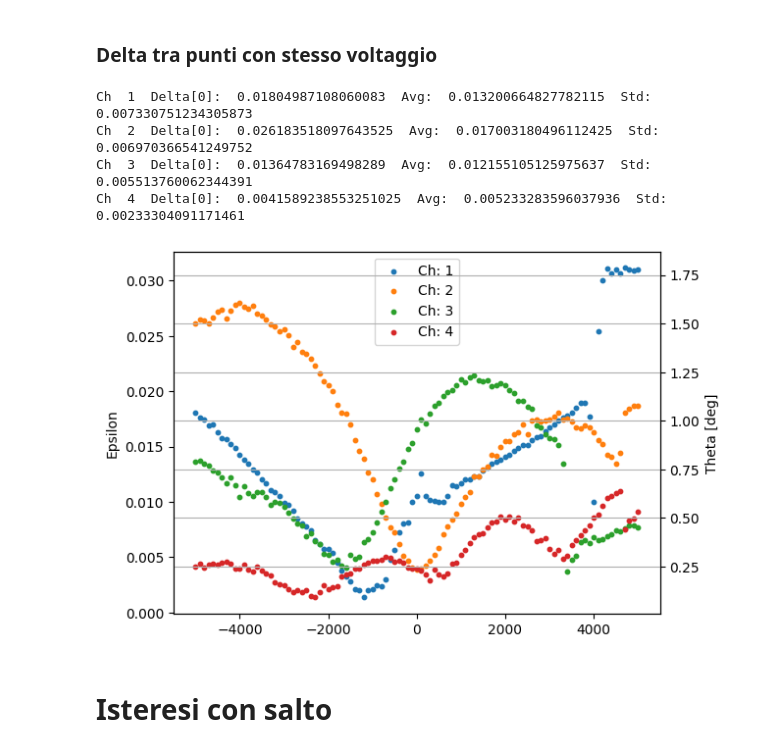
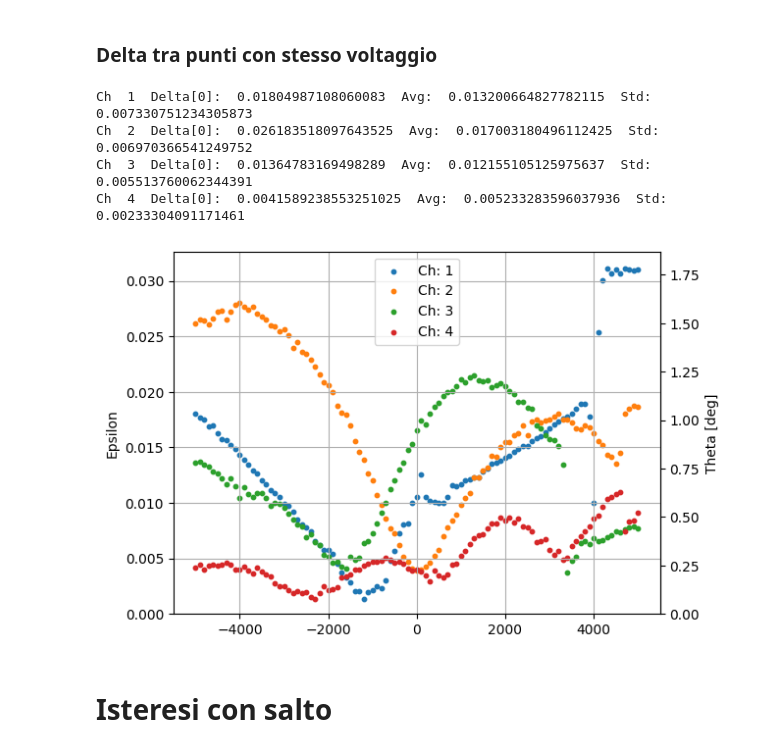
Before and after one commit to TommasoBoscardin/APC-Characterization, a Jupyter notebook: newHysteresisReader.ipynb, the cells around one changed output. Saved outputs shown, nothing was run; the diff lists cells and outputs as text; code cells hidden in the pictures.

```diff
--- a/newHysteresisReader.ipynb
+++ b/newHysteresisReader.ipynb
@@ -118,9 +122,10 @@ for i in range( delta.shape[0]):
     delta[i]=[]
 chart = plt.figure()
 ax = chart.add_subplot(111)
-ax2 = ax.twinx()
 def toAngle(x):
     return np.arccos((2-x**2)/2) * 180/np.pi
+def invertAngle(t):
+    return np.sqrt(2*(1-np.cos(t*np.pi/180)))
 for i in range(4):
     for j in range(dim1,dim2):
         point_index=dim3-1-(j-dim1)
@@ -132,13 +137,11 @@ for i in range(4):
     # Display data on 2D plot
     ax.scatter(data[i,3][:dim1], delta[i], marker='o', s=10, label=labels[i])
     ax.set_ylabel('Epsilon')
-    ax.tick_params(axis='y')
-    ymin, ymax = ax.get_ylim()
-    ang= np.array([toAngle(x) for x in [ymin, ymax]])
-    ax2.set_ylim(ang)
-    ax2.set_ylabel('Theta [deg]')
-    ax2.tick_params(axis='y')
+
     print("Ch ", i+1, " Delta[0]: ", delta[i][0], " Avg: ", np.mean(delta[i])," Std: ", np.std(delta[i]))
+ax.set_ylim(0)
+secax = ax.secondary_yaxis('right', functions=(toAngle, invertAngle))
+secax.set_ylabel('Theta [deg]')
 plt.grid()
 ax.legend()
 plt.show()
@@ -178,9 +181,10 @@ for i in range( delta.shape[0]):
     delta[i]=[]
 chart = plt.figure()
 ax = chart.add_subplot(111)
-ax2 = ax.twinx()
 def toAngle(x):
     return np.arccos((2-x**2)/2) * 180/np.pi
+def invertAngle(t):
+    return np.sqrt(2*(1-np.cos(t*np.pi/180)))
 for i in range(4):
     for j in range(0,dim1):
         point_index=dim2+j
@@ -192,13 +196,11 @@ for i in range(4):
     # Display data on 2D plot
     ax.scatter(data[i,3][:dim1], delta[i], marker='o', s=10, label=labels[i])
     ax.set_ylabel('Epsilon')
-    ax.tick_params(axis='y')
-    ymin, ymax = ax.get_ylim()
-    ang= np.array([toAngle(x) for x in [ymin, ymax]])
-    ax2.set_ylim(ang)
-    ax2.set_ylabel('Theta [deg]')
-    ax2.tick_params(axis='y')
+
     print("Ch ", i+1, " Delta[0]: ", delta[i][0], " Avg: ", np.mean(delta[i])," Std: ", np.std(delta[i]))
+ax.set_ylim(0)
+secax = ax.secondary_yaxis('right', functions=(toAngle, invertAngle))
+secax.set_ylabel('Theta [deg]')
 plt.grid()
 ax.legend()
 plt.show()
@@ -235,40 +237,39 @@ for i in range(4):
 # %%
 delta = np.empty(4, dtype=object)
 for i in range( delta.shape[0]):
     delta[i]=[]
 chart = plt.figure()
 ax = chart.add_subplot(111)
-ax2 = ax.twinx()
 def toAngle(x):
     return np.arccos((2-x**2)/2) * 180/np.pi
+def invertAngle(t):
+    return np.sqrt(2*(1-np.cos(t*np.pi/180)))
 for i in range(4):
     for j in range(dim1,dim2):
         point_index=dim3+j-dim1
         #print(data[i,3][j])
         #print(data[i,3][point_index])
         delta[i].append(np.sqrt((data[i,0][j]-data[i,0][point_index])**2+(data[i,1][j]-data[i,1][point_index])**2+(data[i,2][j]-data[i,2][point_index])**2))
     #chart = plt.figure()
     #ax = chart.add_subplot(111)
     # Display data on 2D plot
     ax.scatter(data[i,3][:dim1], delta[i], marker='o', s=10, label=labels[i])
     ax.set_ylabel('Epsilon')
-    ax.tick_params(axis='y')
-    ymin, ymax = ax.get_ylim()
-    ang= np.array([toAngle(x) for x in [ymin, ymax]])
-    ax2.set_ylim(ang)
-    ax2.set_ylabel('Theta [deg]')
-    ax2.tick_params(axis='y')
+
     print("Ch ", i+1, " Delta[0]: ", delta[i][0], " Avg: ", np.mean(delta[i])," Std: ", np.std(delta[i]))
+ax.set_ylim(0)
+secax = ax.secondary_yaxis('right', functions=(toAngle, invertAngle))
+secax.set_ylabel('Theta [deg]')
 plt.grid()
 ax.legend()
 plt.show()
 chart.savefig("img/test2_hysteresis_4.pdf")
 # %% [output]
 Ch  1  Delta[0]:  0.01804987108060083  Avg:  0.013200664827782115  Std:  0.007330751234305873
 Ch  2  Delta[0]:  0.026183518097643525  Avg:  0.017003180496112425  Std:  0.006970366541249752
 Ch  3  Delta[0]:  0.01364783169498289  Avg:  0.012155105125975637  Std:  0.005513760062344391
 Ch  4  Delta[0]:  0.0041589238553251025  Avg:  0.005233283596037936  Std:  0.00233304091171461
-[figure, old version]
+[figure, new version]
 # %% [markdown]
 # Isteresi con salto
 # %%
```
Also changed, not shown: parts of 3 cells of this notebook.
